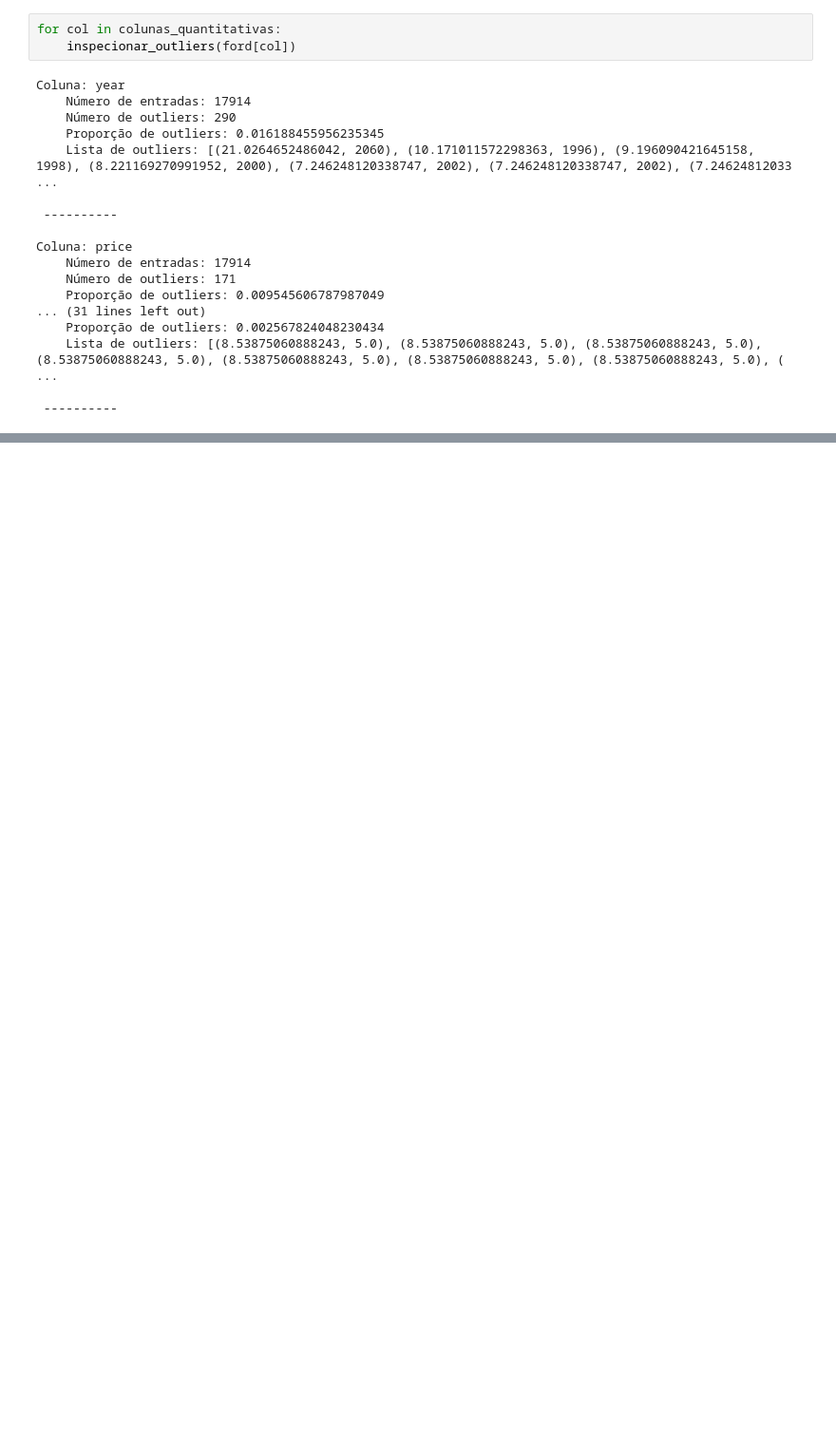
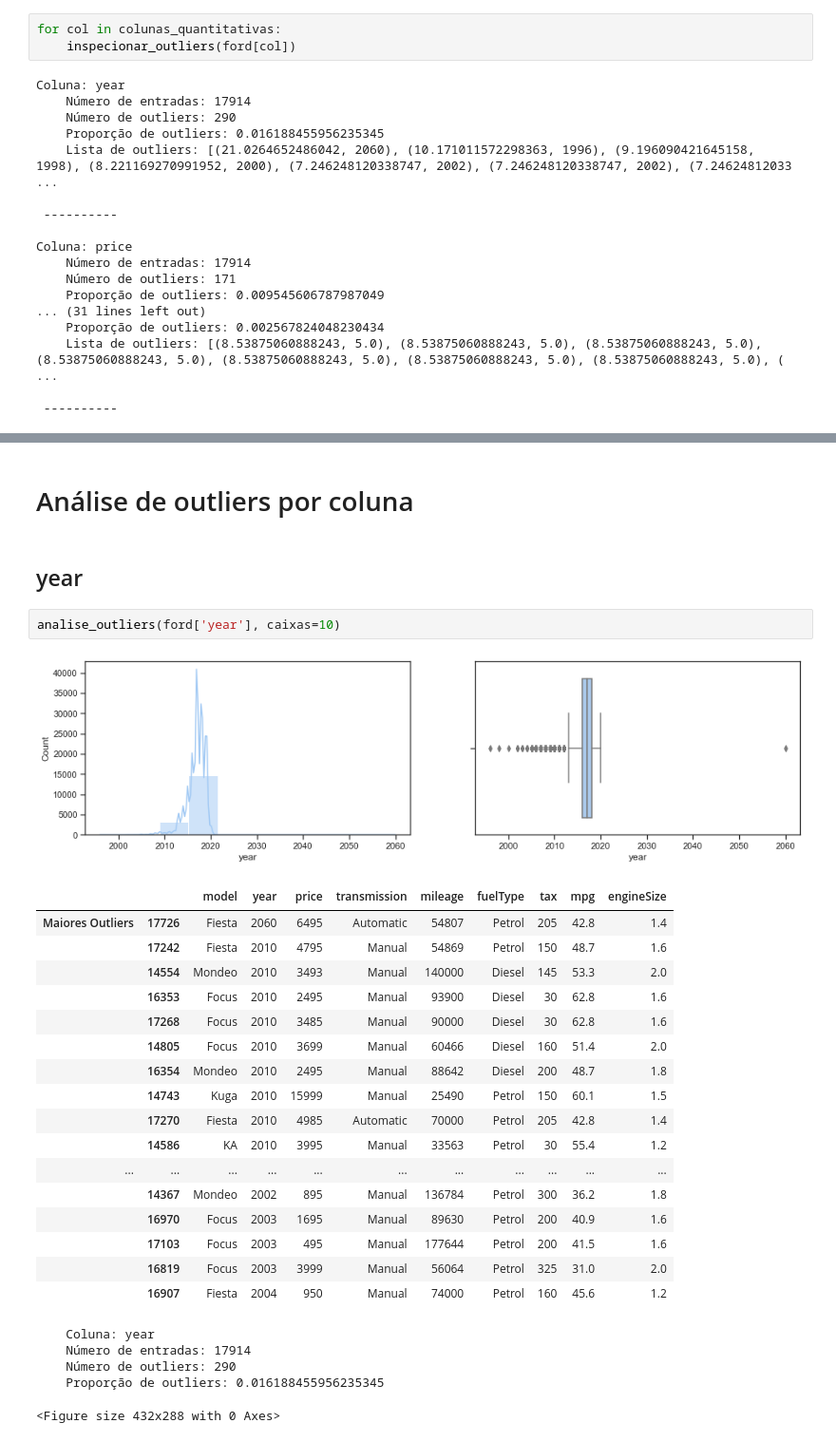
Before and after one commit to pedro-sgr/projeto-mep, a Jupyter notebook: mep.ipynb, the cells around one changed output, grey strips where cells are left out. Shown: that part at 95% size. Drawn from its saved outputs; the diff is of its cells as text; blank space fills up the shorter version.

```diff
--- a/mep.ipynb
+++ b/mep.ipynb
@@ -166,0 +237,30 @@ Coluna: price
+# %% [markdown]
+# Análise de outliers por coluna
+# %% [markdown]
+## year
+# %%
+analise_outliers(ford['year'], caixas=10)
+# %% [output]
+[figure, added]
+|  |  | model | year | price | transmission | mileage | fuelType | tax | mpg | engineSize |
+| Maiores Outliers | 17726 | Fiesta | 2060 | 6495 | Automatic | 54807 | Petrol | 205 | 42.8 | 1.4 |
+|  | 17242 | Fiesta | 2010 | 4795 | Manual | 54869 | Petrol | 150 | 48.7 | 1.6 |
+|  | 14554 | Mondeo | 2010 | 3493 | Manual | 140000 | Diesel | 145 | 53.3 | 2.0 |
+|  | 16353 | Focus | 2010 | 2495 | Manual | 93900 | Diesel | 30 | 62.8 | 1.6 |
+|  | 17268 | Focus | 2010 | 3485 | Manual | 90000 | Diesel | 30 | 62.8 | 1.6 |
+|  | 14805 | Focus | 2010 | 3699 | Manual | 60466 | Diesel | 160 | 51.4 | 2.0 |
+|  | 16354 | Mondeo | 2010 | 2495 | Manual | 88642 | Diesel | 200 | 48.7 | 1.8 |
+|  | 14743 | Kuga | 2010 | 15999 | Manual | 25490 | Petrol | 150 | 60.1 | 1.5 |
+|  | 17270 | Fiesta | 2010 | 4985 | Automatic | 70000 | Petrol | 205 | 42.8 | 1.4 |
+|  | 14586 | KA | 2010 | 3995 | Manual | 33563 | Petrol | 30 | 55.4 | 1.2 |
+| ... | ... | ... | ... | ... | ... | ... | ... | ... | ... | ... |
+|  | 14367 | Mondeo | 2002 | 895 | Manual | 136784 | Petrol | 300 | 36.2 | 1.8 |
+|  | 16970 | Focus | 2003 | 1695 | Manual | 89630 | Petrol | 200 | 40.9 | 1.6 |
+|  | 17103 | Focus | 2003 | 495 | Manual | 177644 | Petrol | 200 | 41.5 | 1.6 |
+|  | 16819 | Focus | 2003 | 3999 | Manual | 56064 | Petrol | 325 | 31.0 | 2.0 |
+|  | 16907 | Fiesta | 2004 | 950 | Manual | 74000 | Petrol | 160 | 45.6 | 1.2 |
+    Coluna: year
+    Número de entradas: 17914
+    Número de outliers: 290
+    Proporção de outliers: 0.016188455956235345
+<Figure size 432x288 with 0 Axes>
```
Also changed, not shown: parts of 31 cells of this notebook.
